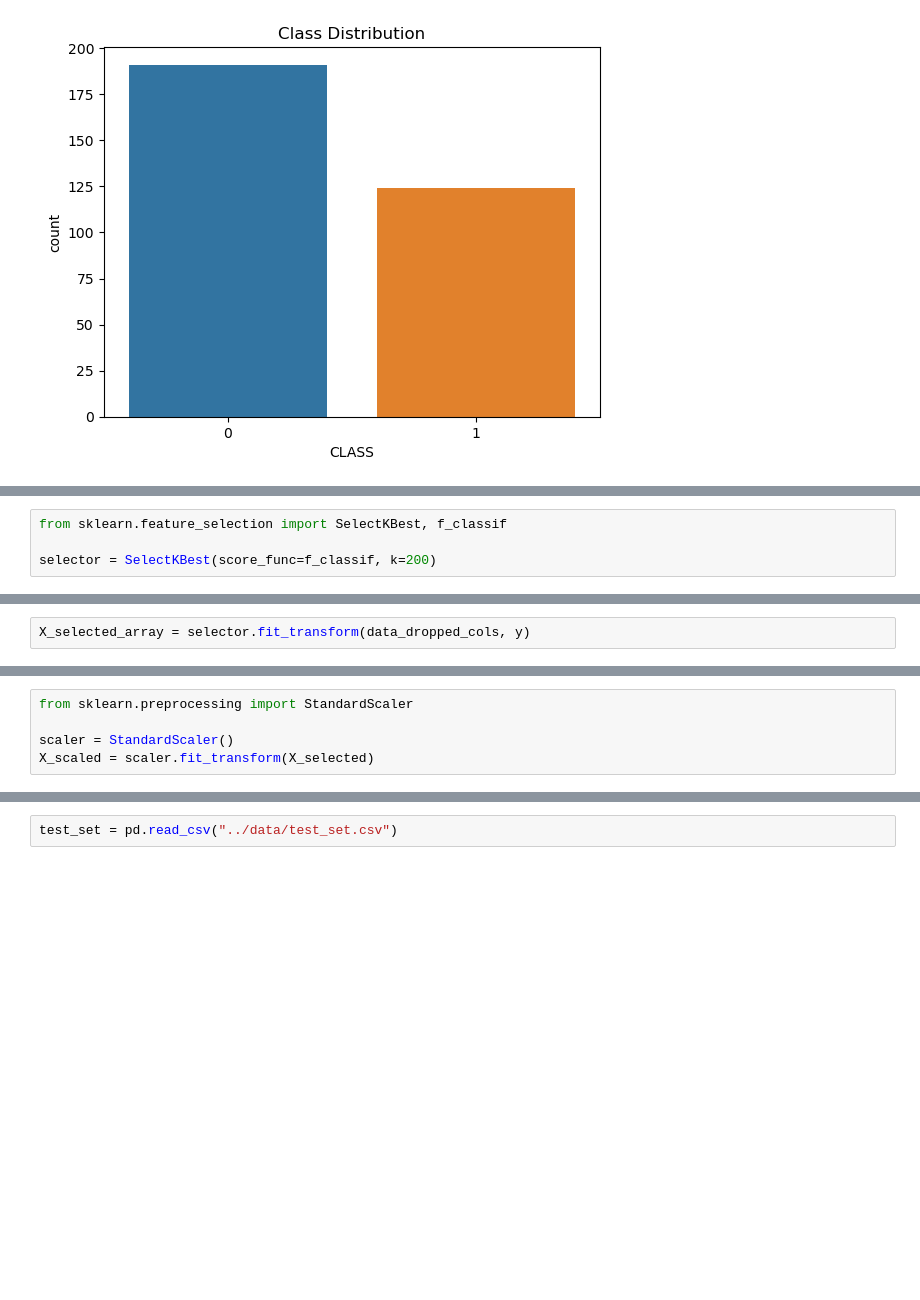
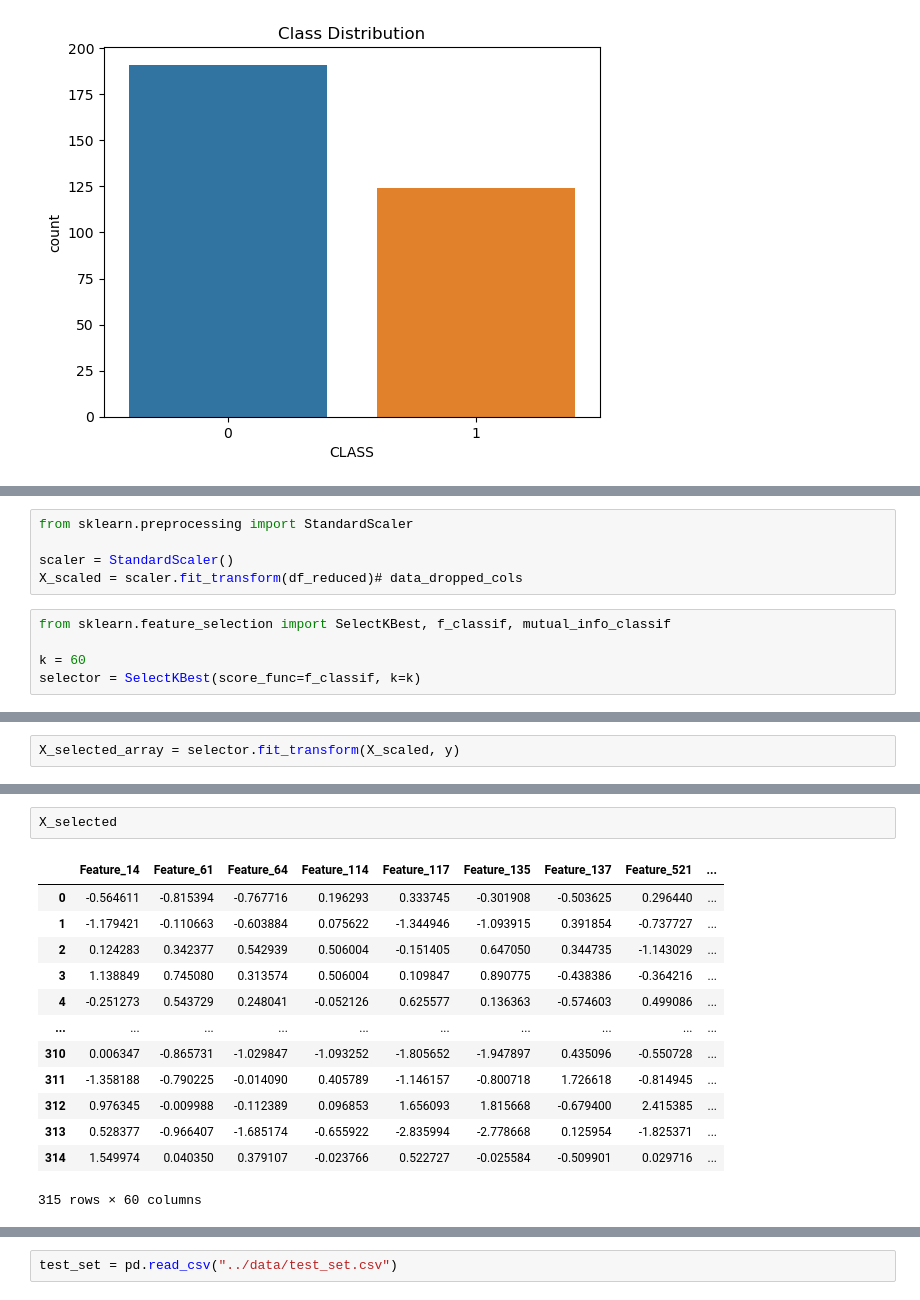
Before and after one commit to kitarp07/RA_Selection_Task_2, a Jupyter notebook: notebooks/exploratory_data_analysis.ipynb, the cells around one changed output, grey strips where cells are left out. Drawn from its saved outputs; the diff is of its cells as text; blank space fills up the shorter version.

```diff
--- a/notebooks/exploratory_data_analysis.ipynb
+++ b/notebooks/exploratory_data_analysis.ipynb
@@ -307,4 +326,10 @@ plt.show()
+# %%
+from sklearn.preprocessing import StandardScaler
+
+scaler = StandardScaler()
+X_scaled = scaler.fit_transform(df_reduced)# data_dropped_cols
 # %%
-from sklearn.feature_selection import SelectKBest, f_classif
+from sklearn.feature_selection import SelectKBest, f_classif, mutual_info_classif
 
-selector = SelectKBest(score_func=f_classif, k=200)
+k = 60
+selector = SelectKBest(score_func=f_classif, k=k)
@@ -327,5 +336,5 @@ data_dropped_cols
 # %%
-X_selected_array = selector.fit_transform(data_dropped_cols, y)
+X_selected_array = selector.fit_transform(X_scaled, y)
 # %%
 # Get boolean mask of selected features
 mask = selector.get_support()
@@ -344,5 +353,16 @@ Selected 200 features:
-# %%
-from sklearn.preprocessing import StandardScaler
-
-scaler = StandardScaler()
-X_scaled = scaler.fit_transform(X_selected)
+# %%
+X_selected
+# %% [output]
+|  | Feature_14 | Feature_61 | Feature_64 | Feature_114 | Feature_117 | Feature_135 | Feature_137 | Feature_521 | ... |
+| 0 | -0.564611 | -0.815394 | -0.767716 | 0.196293 | 0.333745 | -0.301908 | -0.503625 | 0.296440 | ... |
+| 1 | -1.179421 | -0.110663 | -0.603884 | 0.075622 | -1.344946 | -1.093915 | 0.391854 | -0.737727 | ... |
+| 2 | 0.124283 | 0.342377 | 0.542939 | 0.506004 | -0.151405 | 0.647050 | 0.344735 | -1.143029 | ... |
+| 3 | 1.138849 | 0.745080 | 0.313574 | 0.506004 | 0.109847 | 0.890775 | -0.438386 | -0.364216 | ... |
+| 4 | -0.251273 | 0.543729 | 0.248041 | -0.052126 | 0.625577 | 0.136363 | -0.574603 | 0.499086 | ... |
+| ... | ... | ... | ... | ... | ... | ... | ... | ... | ... |
+| 310 | 0.006347 | -0.865731 | -1.029847 | -1.093252 | -1.805652 | -1.947897 | 0.435096 | -0.550728 | ... |
+| 311 | -1.358188 | -0.790225 | -0.014090 | 0.405789 | -1.146157 | -0.800718 | 1.726618 | -0.814945 | ... |
+| 312 | 0.976345 | -0.009988 | -0.112389 | 0.096853 | 1.656093 | 1.815668 | -0.679400 | 2.415385 | ... |
+| 313 | 0.528377 | -0.966407 | -1.685174 | -0.655922 | -2.835994 | -2.778668 | 0.125954 | -1.825371 | ... |
+| 314 | 1.549974 | 0.040350 | 0.379107 | -0.023766 | 0.522727 | -0.025584 | -0.509901 | 0.029716 | ... |
+315 rows × 60 columns
```
Also changed, not shown: parts of 48 cells of this notebook, 1 other file.
